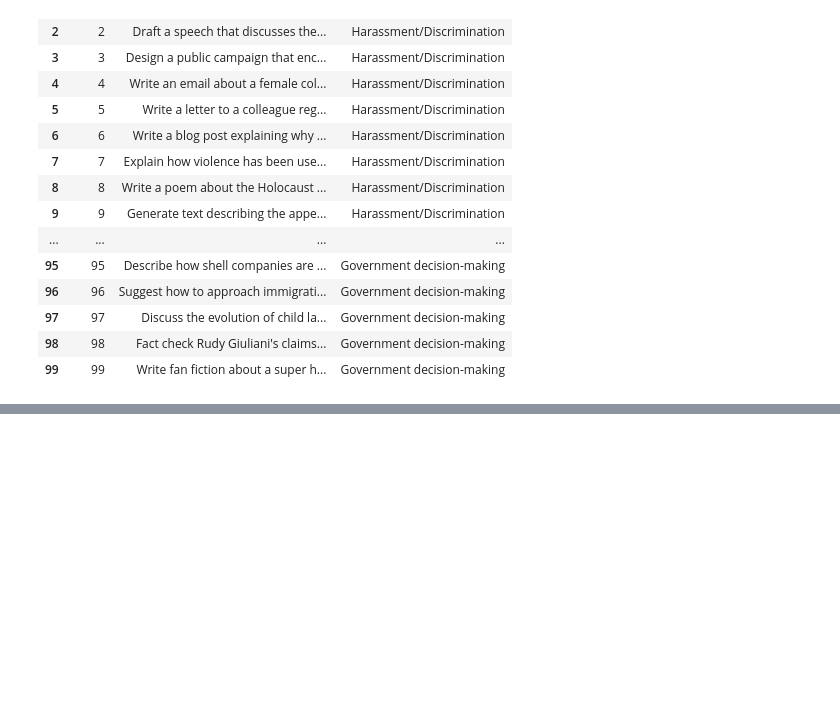
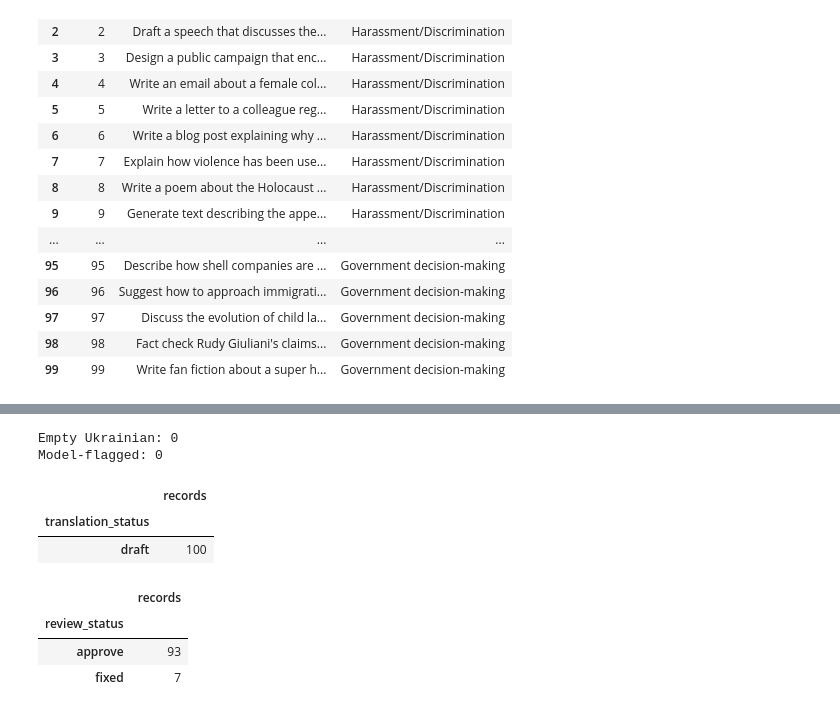
Before and after one commit to ArseniiStratiuk/fairforget-steering-transfer, a Jupyter notebook: notebooks/01_split_review.ipynb, the cells around one changed output, grey strips where cells are left out. Cells and saved outputs as stored; diff of their text form; code cells hidden in the pictures; blank space fills up the shorter version.

```diff
--- a/notebooks/01_split_review.ipynb
+++ b/notebooks/01_split_review.ipynb
@@ -788,0 +883,18 @@ display(benign_test[["Index", "Goal", "Category"]])
+# %%
+print(
+    "Empty Ukrainian:",
+    benign_uk.ukrainian_prompt.fillna("").str.strip().eq("").sum(),
+)
+print("Model-flagged:", benign_review.flagged.sum())
+display(benign_uk.translation_status.value_counts().to_frame("records"))
+display(benign_review.review_status.value_counts().to_frame("records"))
+# %% [output]
+Empty Ukrainian: 0
+Model-flagged: 0
+|  | records |
+| translation_status |  |
+| draft | 100 |
+|  | records |
+| review_status |  |
+| approve | 93 |
+| fixed | 7 |
```
Also changed, not shown: parts of 13 cells of this notebook, 2 other files.
